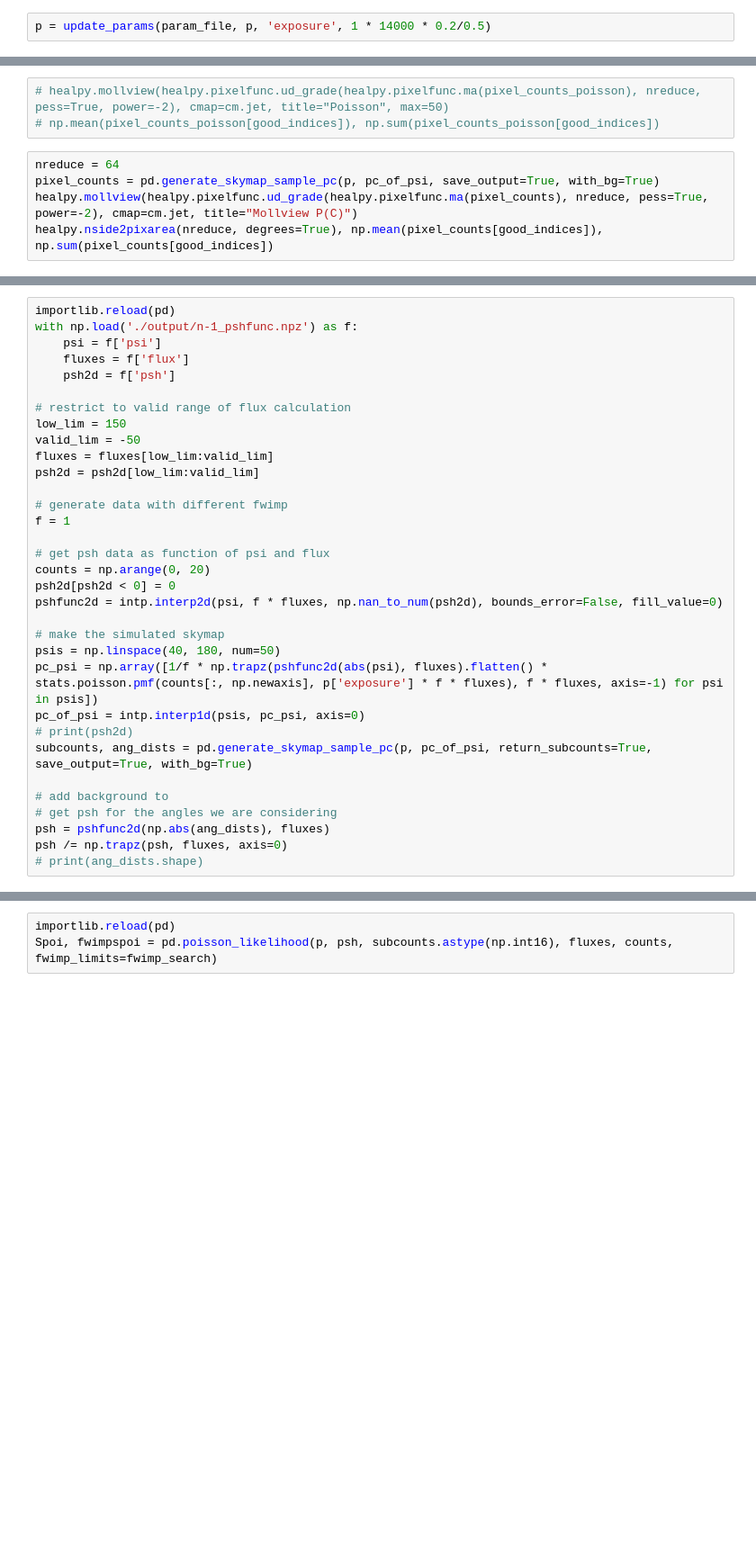
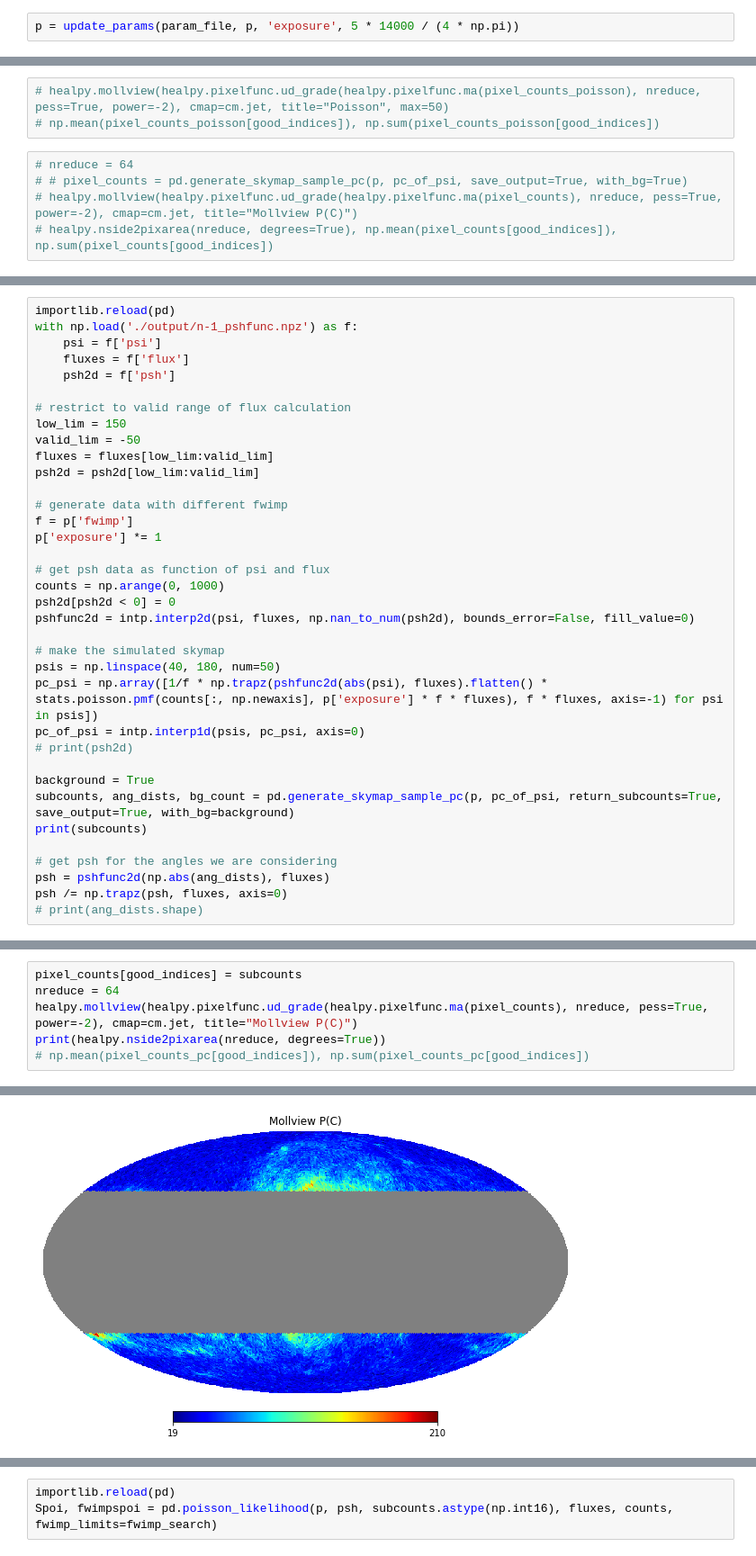
Before and after one commit to runburg/dm_gal_substructure, a Jupyter notebook: n-1_skymaps.ipynb, the cells around one changed output, grey strips where cells are left out. Shown: that part at 90% size. Drawn from its saved outputs; the diff is of its cells as text; blank space fills up the shorter version.

```diff
--- a/n-1_skymaps.ipynb
+++ b/n-1_skymaps.ipynb
@@ -43,7 +43,7 @@ p
  'iso_flux_bg': 0.0008939106670451649,
  'gal_flux_bg_file': './output/gal_flux_bg.npy'}
 # %%
-p = update_params(param_file, p, 'exposure', 1 * 14000 * 0.2/0.5)
+p = update_params(param_file, p, 'exposure', 5 * 14000 / (4 * np.pi))
 # %%
 with np.load('./output/n-1_pshfunc.npz') as f:
     psi = f['psi']
@@ -237,7 +199,7 @@ np.mean(pixel_counts_pc[good_indices]), np.sum(pixel_counts_pc[good_indices])
 # healpy.mollview(healpy.pixelfunc.ud_grade(healpy.pixelfunc.ma(pixel_counts_poisson), nreduce, pess=True, power=-2), cmap=cm.jet, title="Poisson", max=50)
 # np.mean(pixel_counts_poisson[good_indices]), np.sum(pixel_counts_poisson[good_indices])
 # %%
-nreduce = 64
-pixel_counts = pd.generate_skymap_sample_pc(p, pc_of_psi, save_output=True, with_bg=True)
-healpy.mollview(healpy.pixelfunc.ud_grade(healpy.pixelfunc.ma(pixel_counts), nreduce, pess=True, power=-2), cmap=cm.jet, title="Mollview P(C)")
-healpy.nside2pixarea(nreduce, degrees=True), np.mean(pixel_counts[good_indices]), np.sum(pixel_counts[good_indices])
+# nreduce = 64
+# # pixel_counts = pd.generate_skymap_sample_pc(p, pc_of_psi, save_output=True, with_bg=True)
+# healpy.mollview(healpy.pixelfunc.ud_grade(healpy.pixelfunc.ma(pixel_counts), nreduce, pess=True, power=-2), cmap=cm.jet, title="Mollview P(C)")
+# healpy.nside2pixarea(nreduce, degrees=True), np.mean(pixel_counts[good_indices]), np.sum(pixel_counts[good_indices])
@@ -259,21 +217,24 @@ fluxes = fluxes[low_lim:valid_lim]
 psh2d = psh2d[low_lim:valid_lim]
 
 # generate data with different fwimp
-f = 1
+f = p['fwimp']
+p['exposure'] *= 1
 
 # get psh data as function of psi and flux
-counts = np.arange(0, 20)
+counts = np.arange(0, 1000)
 psh2d[psh2d < 0] = 0
-pshfunc2d = intp.interp2d(psi, f * fluxes, np.nan_to_num(psh2d), bounds_error=False, fill_value=0)
+pshfunc2d = intp.interp2d(psi, fluxes, np.nan_to_num(psh2d), bounds_error=False, fill_value=0)
 
 # make the simulated skymap
 psis = np.linspace(40, 180, num=50)
 pc_psi = np.array([1/f * np.trapz(pshfunc2d(abs(psi), fluxes).flatten() * stats.poisson.pmf(counts[:, np.newaxis], p['exposure'] * f * fluxes), f * fluxes, axis=-1) for psi in psis])
 pc_of_psi = intp.interp1d(psis, pc_psi, axis=0)
 # print(psh2d)
-subcounts, ang_dists = pd.generate_skymap_sample_pc(p, pc_of_psi, return_subcounts=True, save_output=True, with_bg=True)
 
-# add background to
+background = True
+subcounts, ang_dists, bg_count = pd.generate_skymap_sample_pc(p, pc_of_psi, return_subcounts=True, save_output=True, with_bg=background)
+print(subcounts)
+
 # get psh for the angles we are considering
 psh = pshfunc2d(np.abs(ang_dists), fluxes)
 psh /= np.trapz(psh, fluxes, axis=0)
@@ -282,0 +245,7 @@ saved in ./output/n0_skymap_95917.npy
+# %%
+pixel_counts[good_indices] = subcounts
+nreduce = 64
+healpy.mollview(healpy.pixelfunc.ud_grade(healpy.pixelfunc.ma(pixel_counts), nreduce, pess=True, power=-2), cmap=cm.jet, title="Mollview P(C)")
+print(healpy.nside2pixarea(nreduce, degrees=True))
+# np.mean(pixel_counts_pc[good_indices]), np.sum(pixel_counts_pc[good_indices])
+# %% [output]
@@ -283,3 +253,4 @@ saved in ./output/n0_skymap_95917.npy
+[figure, added]
 # %%
 importlib.reload(pd)
 import time
```
Also changed, not shown: parts of 11 cells of this notebook, 7 other files.
